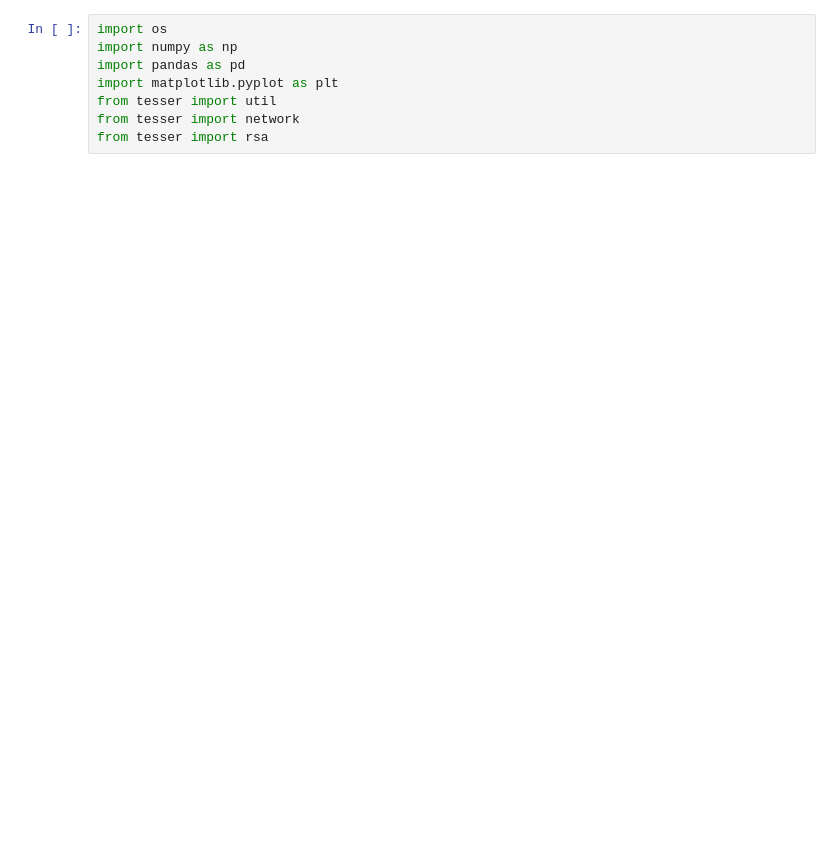
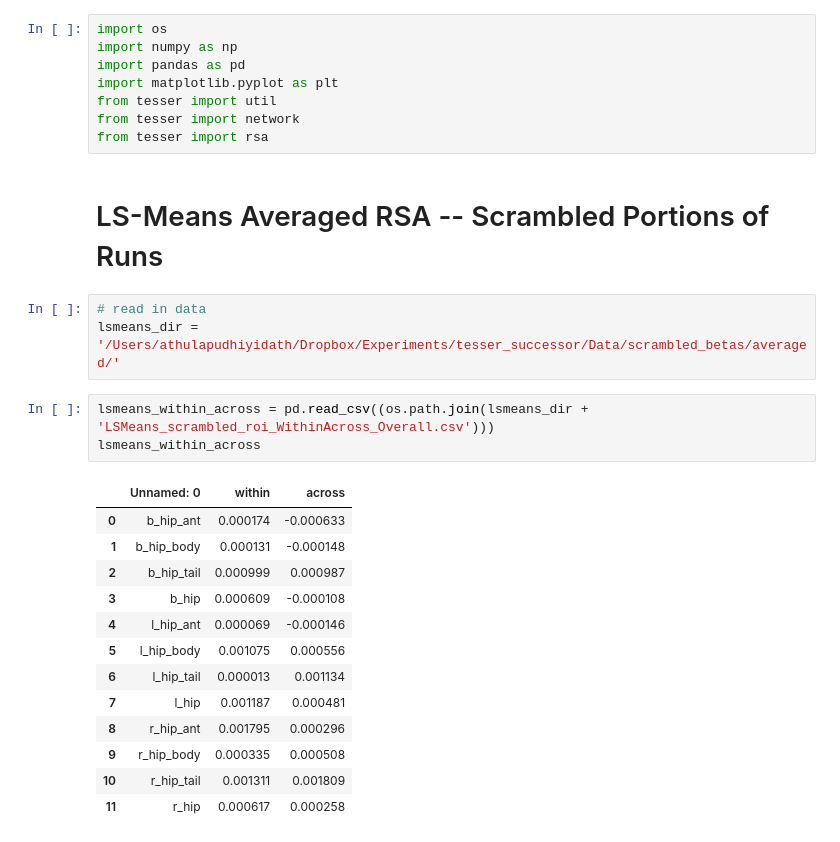
Before and after one commit to prestonlab/tesser_successor, a Jupyter notebook: jupyter/RSA_comparisons.ipynb, the cells around one changed output. Drawn from its saved outputs; the diff is of its cells as text; blank space fills up the shorter version.

```diff
--- a/jupyter/RSA_comparisons.ipynb
+++ b/jupyter/RSA_comparisons.ipynb
@@ -6,3 +6,25 @@ import matplotlib.pyplot as plt
 from tesser import util
 from tesser import network
 from tesser import rsa
+# %% [markdown]
+# LS-Means Averaged RSA -- Scrambled Portions of Runs
+# %%
+# read in data
+lsmeans_dir = '/Users/athulapudhiyidath/Dropbox/Experiments/tesser_successor/Data/scrambled_betas/averaged/'
+# %%
+lsmeans_within_across = pd.read_csv((os.path.join(lsmeans_dir + 'LSMeans_scrambled_roi_WithinAcross_Overall.csv')))
+lsmeans_within_across
+# %% [output]
+|  | Unnamed: 0 | within | across |
+| 0 | b_hip_ant | 0.000174 | -0.000633 |
+| 1 | b_hip_body | 0.000131 | -0.000148 |
+| 2 | b_hip_tail | 0.000999 | 0.000987 |
+| 3 | b_hip | 0.000609 | -0.000108 |
+| 4 | l_hip_ant | 0.000069 | -0.000146 |
+| 5 | l_hip_body | 0.001075 | 0.000556 |
+| 6 | l_hip_tail | 0.000013 | 0.001134 |
+| 7 | l_hip | 0.001187 | 0.000481 |
+| 8 | r_hip_ant | 0.001795 | 0.000296 |
+| 9 | r_hip_body | 0.000335 | 0.000508 |
+| 10 | r_hip_tail | 0.001311 | 0.001809 |
+| 11 | r_hip | 0.000617 | 0.000258 |
```
Also changed, not shown: parts of 9 cells of this notebook, 4 other files.
